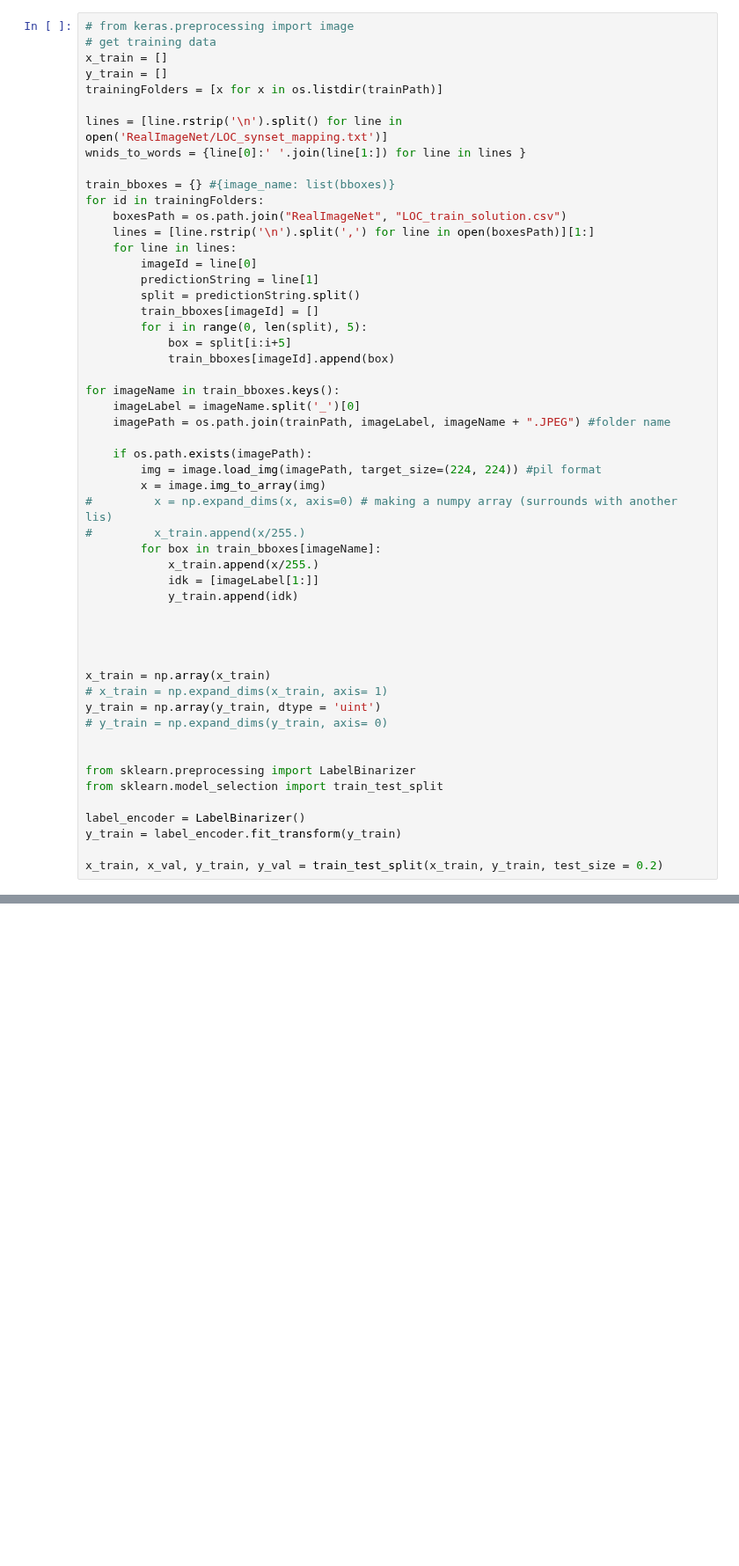
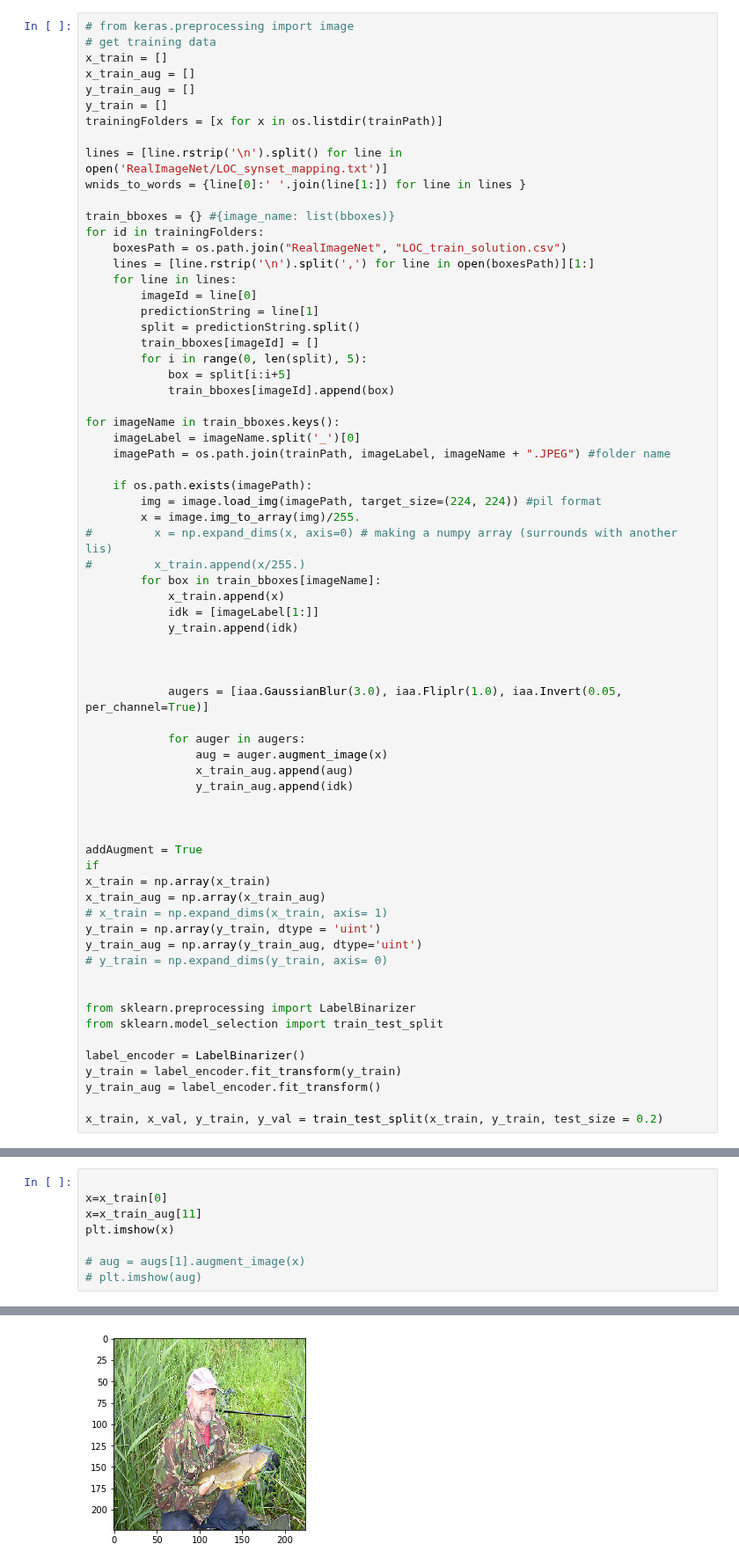
Before and after one commit to alswilli/Object-Classificaton-and-Localization-on-ImageNet, a Jupyter notebook: What in the heck.ipynb, the cells around one changed output, grey strips where cells are left out. Shown at 88% size. Saved outputs shown, nothing was run; the diff lists cells and outputs as text; blank space fills up the shorter version.

Commit message:
added some data augmentation

```diff
--- a/What in the heck.ipynb
+++ b/What in the heck.ipynb
@@ -25,6 +26,8 @@ img_width, img_height = 224, 224
 # from keras.preprocessing import image
 # get training data
 x_train = []
+x_train_aug = []
+y_train_aug = []
 y_train = []
 trainingFolders = [x for x in os.listdir(trainPath)]
 
@@ -50,20 +53,32 @@ for imageName in train_bboxes.keys():
 
     if os.path.exists(imagePath):
         img = image.load_img(imagePath, target_size=(224, 224)) #pil format
-        x = image.img_to_array(img)
+        x = image.img_to_array(img)/255.
 #         x = np.expand_dims(x, axis=0) # making a numpy array (surrounds with another lis)
 #         x_train.append(x/255.)
         for box in train_bboxes[imageName]:
-            x_train.append(x/255.)
+            x_train.append(x)
             idk = [imageLabel[1:]]
             y_train.append(idk)
 
 
 
+            augers = [iaa.GaussianBlur(3.0), iaa.Fliplr(1.0), iaa.Invert(0.05, per_channel=True)]
 
+            for auger in augers:
+                aug = auger.augment_image(x)
+                x_train_aug.append(aug)
+                y_train_aug.append(idk)
+
+
+
+addAugment = True
+if
 x_train = np.array(x_train)
+x_train_aug = np.array(x_train_aug)
 # x_train = np.expand_dims(x_train, axis= 1)
 y_train = np.array(y_train, dtype = 'uint')
+y_train_aug = np.array(y_train_aug, dtype='uint')
 # y_train = np.expand_dims(y_train, axis= 0)
 
 
@@ -72,5 +87,6 @@ from sklearn.model_selection import train_test_split
 
 label_encoder = LabelBinarizer()
 y_train = label_encoder.fit_transform(y_train)
+y_train_aug = label_encoder.fit_transform()
 
 x_train, x_val, y_train, y_val = train_test_split(x_train, y_train, test_size = 0.2)
@@ -86,0 +93,9 @@ array([[0, 0, 1, 0, 0],
+# %%
+
+x=x_train[0]
+x=x_train_aug[11]
+plt.imshow(x)
+
+# aug = augs[1].augment_image(x)
+# plt.imshow(aug)
+# %% [output]
@@ -87,3 +103,4 @@ array([[0, 0, 1, 0, 0],
+[figure, added]
 # %%
 model = simpleConv.build_model(img_width, img_height, 3)
 model.compile(loss='categorical_crossentropy', optimizer='adam', metrics=['accuracy'])
```
Also changed, not shown: parts of 4 cells of this notebook.
